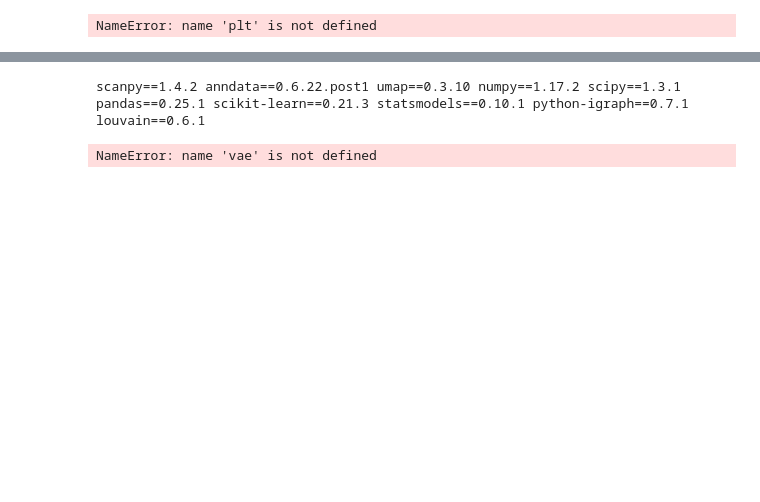
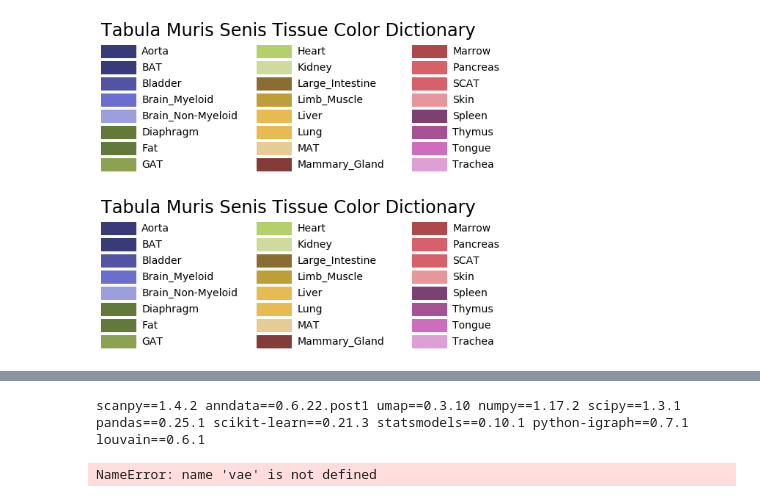
Before and after one commit to czbiohub-sf/tabula-muris-senis, a Jupyter notebook: 1_tabula_muris_senis/11_figure_1/analysis-scVI.ipynb, the cells around one changed output, grey strips where cells are left out. Drawn from its saved outputs; the diff is of its cells as text; code cells hidden in the pictures; blank space fills up the shorter version.

Commit message:
update color dics

```diff
--- a/1_tabula_muris_senis/11_figure_1/analysis-scVI.ipynb
+++ b/1_tabula_muris_senis/11_figure_1/analysis-scVI.ipynb
@@ -14,7 +14,11 @@ scvi.__version__
 import sys
 sys.path.append('../10_utils/')
 import colorDict
+
+age_color_dict = colorDict.age_color_dict()
+tissue_color_dict = colorDict.tissue_color_dict()
-# %%
-colorDict.age_color_dict()
-# %% [output]
-NameError: name 'plt' is not defined
+# %%
+colorDict.plot_colortable(tissue_color_dict, "Tabula Muris Senis Tissue Color Dictionary", sort_colors=False, emptycols=1)
+# %% [output]
+[figure, added]
+[figure, added]
```
Also changed, not shown: parts of 6 cells of this notebook, 2 other files.
